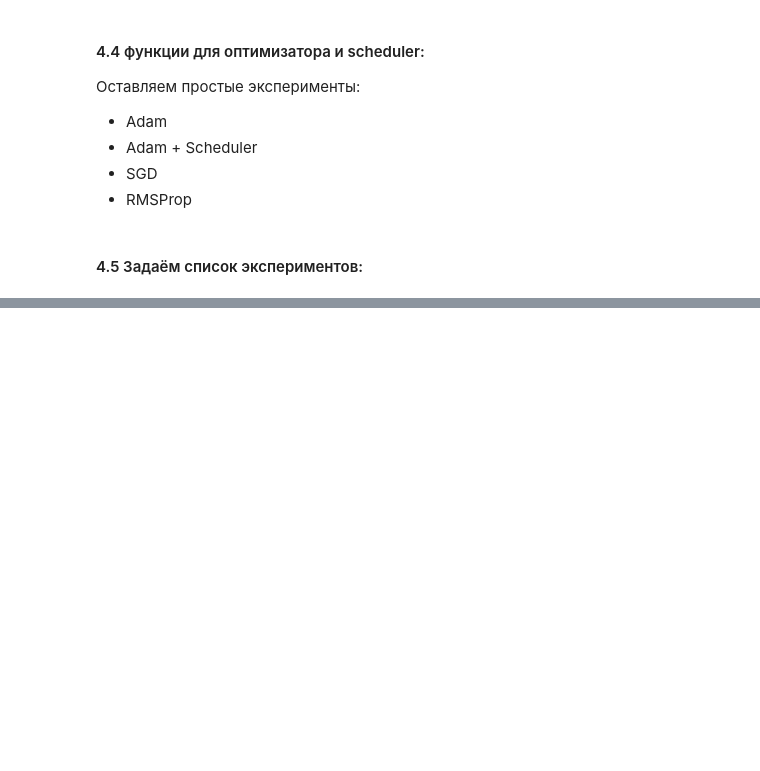
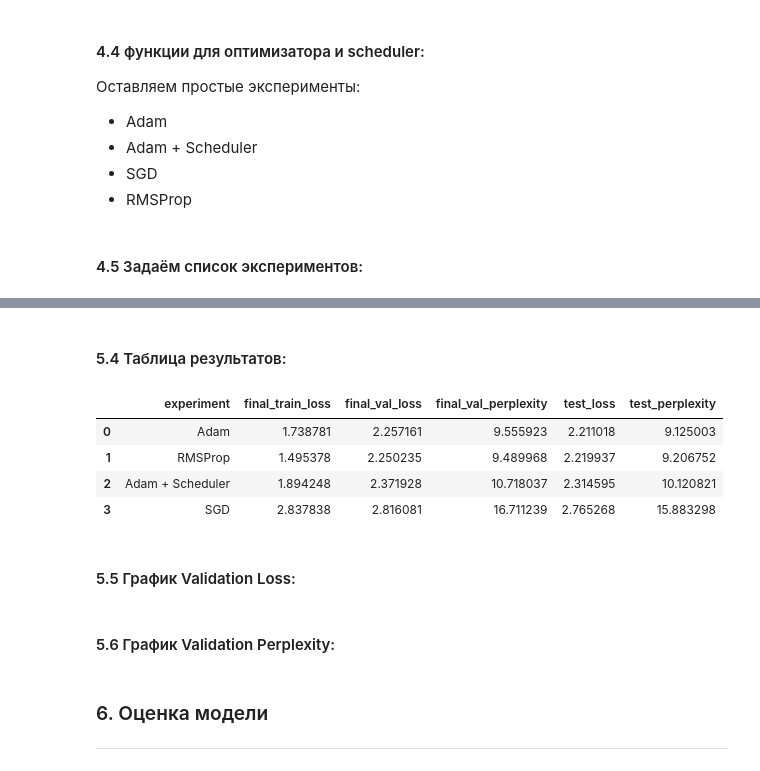
Before and after one commit to tarasovEgor/DeepLearningKurs, a Jupyter notebook: src/lab_2/llm_transformer_lab_2.ipynb, the cells around one changed output, grey strips where cells are left out. Cells and saved outputs as stored; diff of their text form; code cells hidden in the pictures; blank space fills up the shorter version.

```diff
--- a/src/lab_2/llm_transformer_lab_2.ipynb
+++ b/src/lab_2/llm_transformer_lab_2.ipynb
@@ -76,8 +76,8 @@ torch.manual_seed(SEED)
 if torch.cuda.is_available():
     torch.cuda.manual_seed_all(SEED)
 
-# device = torch.device("cuda" if torch.cuda.is_available() else "cpu")
-# print("Устройство:", device)
+device = torch.device("cuda" if torch.cuda.is_available() else "cpu")
+print("Устройство:", device)
 # %% [markdown]
 #### 0.3 Загрузка ресурсов NLTK и spaCy:
 # %%
@@ -941,3 +941,12 @@ def get_scheduler(optimizer, train_loader, num_epochs):
     return scheduler
 # %% [markdown]
 #### 4.5 Задаём список экспериментов:
+# %%
+experiments = [
+    {"name": "Adam", "optimizer_name": "Adam", "use_scheduler": False},
+    {"name": "Adam + Scheduler", "optimizer_name": "Adam", "use_scheduler": True},
+    {"name": "SGD", "optimizer_name": "SGD", "use_scheduler": False},
+    {"name": "RMSProp", "optimizer_name": "RMSProp", "use_scheduler": False},
+]
+
+experiments
@@ -943,0 +1030,21 @@ def get_scheduler(optimizer, train_loader, num_epochs):
+# %%
+def train_model(model, optimizer, scheduler, num_epochs, train_loader, val_loader, device):
+    train_losses = []
+    val_losses = []
+    val_perplexities = []
+
+    for epoch in range(num_epochs):
+        avg_train_loss = train_one_epoch(model, train_loader, optimizer, device, scheduler)
+        avg_val_loss, val_perplexity = evaluate_model(model, val_loader, device)
+
+        train_losses.append(avg_train_loss)
+        val_losses.append(avg_val_loss)
+        val_perplexities.append(val_perplexity)
+
+        print(f"Эпоха {epoch + 1}/{num_epochs}")
+        print(f"Train Loss: {avg_train_loss:.4f}")
+        print(f"Val Loss: {avg_val_loss:.4f}")
+        print(f"Val Perplexity: {val_perplexity:.4f}")
+        print("-" * 40)
+
+    return train_losses, val_losses, val_perplexities
@@ -943,0 +1220,14 @@ def get_scheduler(optimizer, train_loader, num_epochs):
+# %% [markdown]
+#### 5.4 Таблица результатов:
+# %%
+results_df = pd.DataFrame(all_results)
+results_df = results_df.sort_values(by="test_perplexity").reset_index(drop=True)
+results_df
+# %% [output]
+|  | experiment | final_train_loss | final_val_loss | final_val_perplexity | test_loss | test_perplexity |
+| 0 | Adam | 1.738781 | 2.257161 | 9.555923 | 2.211018 | 9.125003 |
+| 1 | RMSProp | 1.495378 | 2.250235 | 9.489968 | 2.219937 | 9.206752 |
+| 2 | Adam + Scheduler | 1.894248 | 2.371928 | 10.718037 | 2.314595 | 10.120821 |
+| 3 | SGD | 2.837838 | 2.816081 | 16.711239 | 2.765268 | 15.883298 |
+# %% [markdown]
+#### 5.5 График Validation Loss:
@@ -943,0 +1247,2 @@ def get_scheduler(optimizer, train_loader, num_epochs):
+# %% [markdown]
+#### 5.6 График Validation Perplexity:
@@ -943,0 +1260,4 @@ def get_scheduler(optimizer, train_loader, num_epochs):
+# %% [markdown]
+### 6. Оценка модели
+
+---
```
Also changed, not shown: parts of 50 cells of this notebook.
